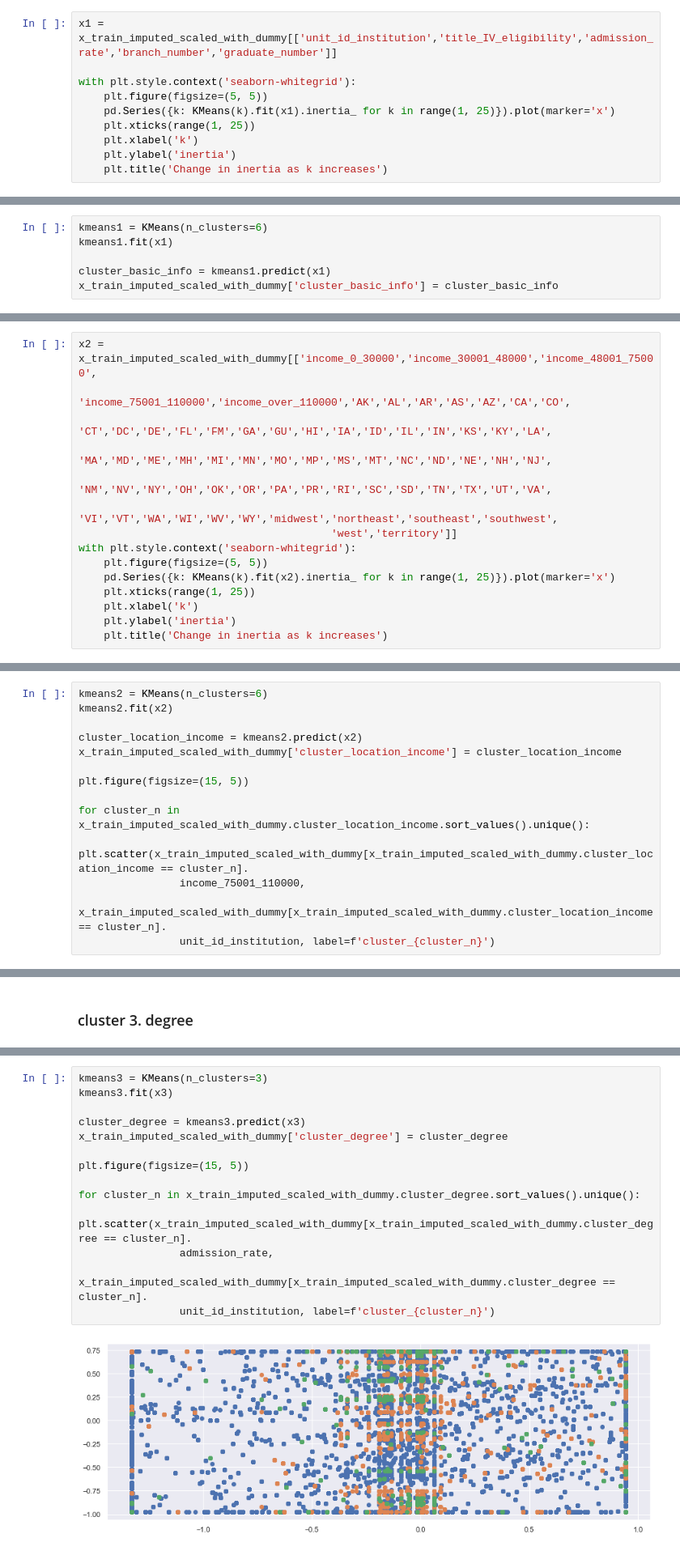
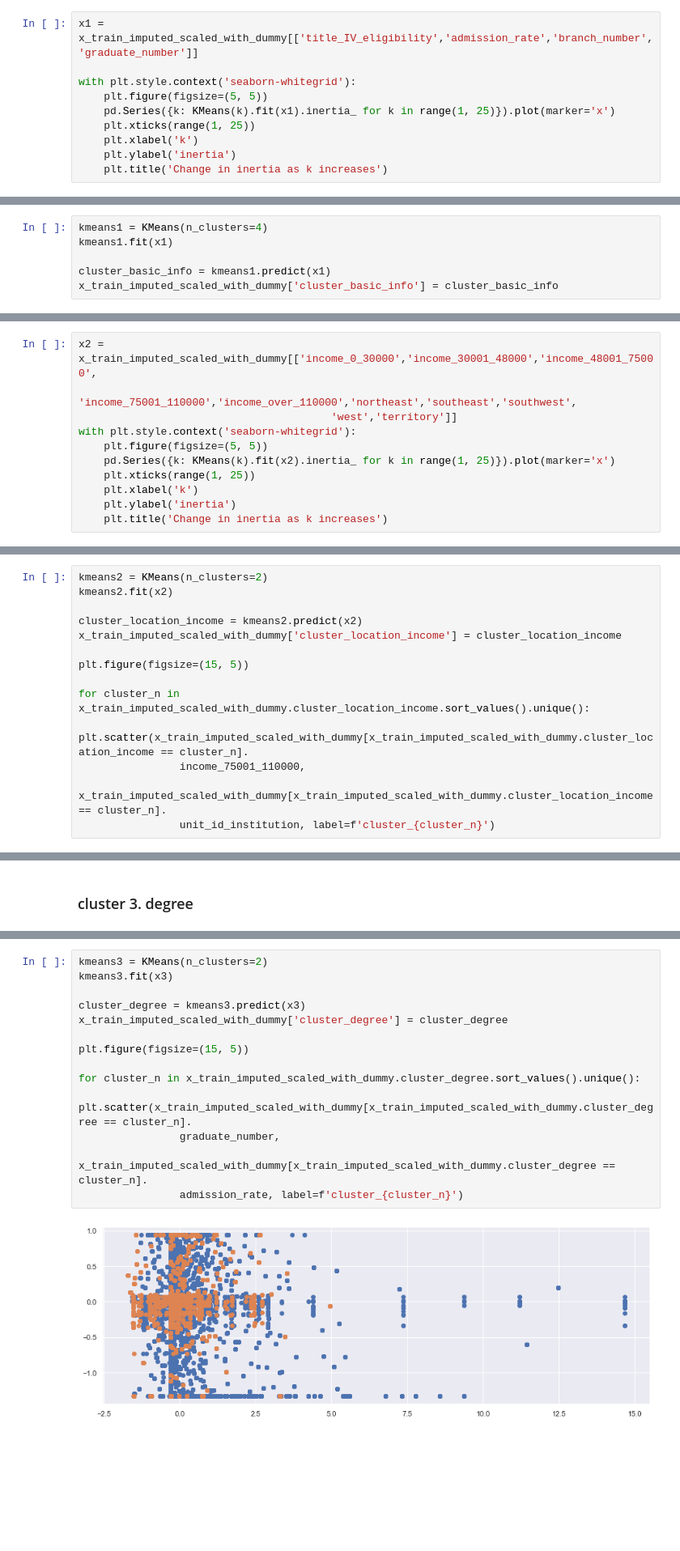
Before and after one commit to CDM-College-ROI/capstone_working_repo, a Jupyter notebook: cc_folder/cluster_exploration.ipynb, the cells around one changed output, grey strips where cells are left out. Shown: that part at 81% size. Saved outputs shown, nothing was run; the diff lists cells and outputs as text; blank space fills up the shorter version.

Commit message:
cluster exploration

```diff
--- a/cc_folder/cluster_exploration.ipynb
+++ b/cc_folder/cluster_exploration.ipynb
@@ -109,5 +109,5 @@ x_train_imputed_scaled_with_dummy.head()
 # %%
-x1 = x_train_imputed_scaled_with_dummy[['unit_id_institution','title_IV_eligibility','admission_rate','branch_number','graduate_number']]
+x1 = x_train_imputed_scaled_with_dummy[['title_IV_eligibility','admission_rate','branch_number','graduate_number']]
 
 with plt.style.context('seaborn-whitegrid'):
     plt.figure(figsize=(5, 5))
@@ -123,5 +123,5 @@ with plt.style.context('seaborn-whitegrid'):
 # %%
-kmeans1 = KMeans(n_clusters=6)
+kmeans1 = KMeans(n_clusters=4)
 kmeans1.fit(x1)
 
 cluster_basic_info = kmeans1.predict(x1)
@@ -147,10 +144,6 @@ for cluster_n in x_train_imputed_scaled_with_dummy.cluster_basic_info.sort_value
 # %%
 x2 = x_train_imputed_scaled_with_dummy[['income_0_30000','income_30001_48000','income_48001_75000',
-                                        'income_75001_110000','income_over_110000','AK','AL','AR','AS','AZ','CA','CO',
-                                        'CT','DC','DE','FL','FM','GA','GU','HI','IA','ID','IL','IN','KS','KY','LA',
-                                        'MA','MD','ME','MH','MI','MN','MO','MP','MS','MT','NC','ND','NE','NH','NJ',
-                                        'NM','NV','NY','OH','OK','OR','PA','PR','RI','SC','SD','TN','TX','UT','VA',
-                                        'VI','VT','WA','WI','WV','WY','midwest','northeast','southeast','southwest',
+                                        'income_75001_110000','income_over_110000','northeast','southeast','southwest',
                                         'west','territory']]
 with plt.style.context('seaborn-whitegrid'):
     plt.figure(figsize=(5, 5))
@@ -166,5 +159,5 @@ with plt.style.context('seaborn-whitegrid'):
 # %%
-kmeans2 = KMeans(n_clusters=6)
+kmeans2 = KMeans(n_clusters=2)
 kmeans2.fit(x2)
 
 cluster_location_income = kmeans2.predict(x2)
@@ -237,19 +230,19 @@ with plt.style.context('seaborn-whitegrid'):
 # %%
-kmeans3 = KMeans(n_clusters=3)
+kmeans3 = KMeans(n_clusters=2)
 kmeans3.fit(x3)
 
 cluster_degree = kmeans3.predict(x3)
 x_train_imputed_scaled_with_dummy['cluster_degree'] = cluster_degree
 
 plt.figure(figsize=(15, 5))
 
 for cluster_n in x_train_imputed_scaled_with_dummy.cluster_degree.sort_values().unique():
     plt.scatter(x_train_imputed_scaled_with_dummy[x_train_imputed_scaled_with_dummy.cluster_degree == cluster_n].
-                admission_rate,
+                graduate_number,
                 x_train_imputed_scaled_with_dummy[x_train_imputed_scaled_with_dummy.cluster_degree == cluster_n].
-                unit_id_institution, label=f'cluster_{cluster_n}')
+                admission_rate, label=f'cluster_{cluster_n}')
 # %% [output]
-[figure, old version]
+[figure, new version]
 # %% [markdown]
 ### cluster 4. SAT score and race
 # %%
```
Also changed, not shown: parts of 22 cells of this notebook.
